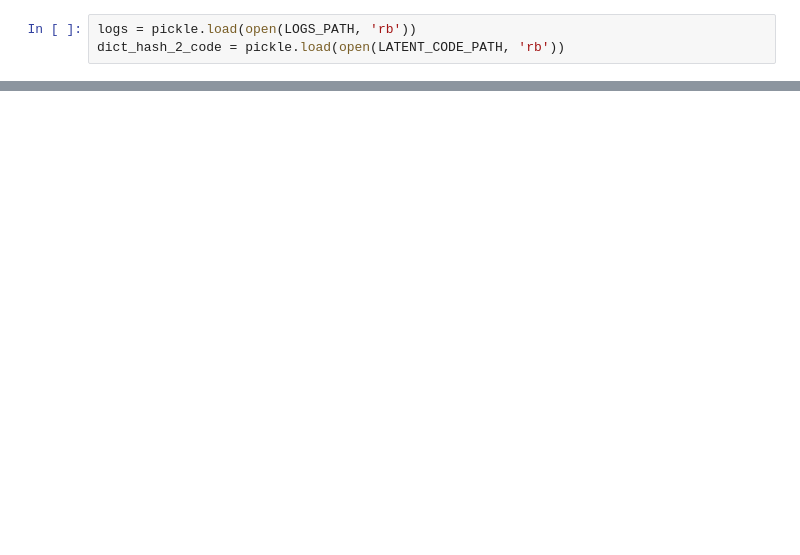
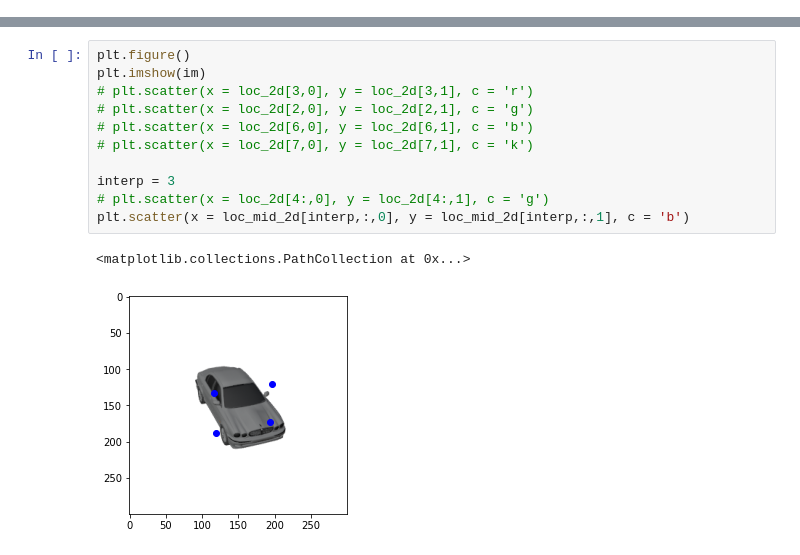
Before and after one commit to lcordey/codePDM, a Jupyter notebook: img2sdf_code/test.ipynb, the cells around one changed output, grey strips where cells are left out. Saved outputs shown, nothing was run; the diff lists cells and outputs as text; blank space fills up the shorter version.

```diff
--- a/img2sdf_code/test.ipynb
+++ b/img2sdf_code/test.ipynb
@@ -11,3 +0,0 @@ LATENT_CODE_PATH = "models_and_codes/latent_code.pkl"
-# %%
-logs = pickle.load(open(LOGS_PATH, 'rb'))
-dict_hash_2_code = pickle.load(open(LATENT_CODE_PATH, 'rb'))
@@ -89,0 +69,14 @@ rgb_gt[:2,100:102].reshape(4,3)
+# %%
+plt.figure()
+plt.imshow(im)
+# plt.scatter(x = loc_2d[3,0], y = loc_2d[3,1], c = 'r')
+# plt.scatter(x = loc_2d[2,0], y = loc_2d[2,1], c = 'g')
+# plt.scatter(x = loc_2d[6,0], y = loc_2d[6,1], c = 'b')
+# plt.scatter(x = loc_2d[7,0], y = loc_2d[7,1], c = 'k')
+
+interp = 3
+# plt.scatter(x = loc_2d[4:,0], y = loc_2d[4:,1], c = 'g')
+plt.scatter(x = loc_mid_2d[interp,:,0], y = loc_mid_2d[interp,:,1], c = 'b')
+# %% [output]
+<matplotlib.collections.PathCollection at 0x...>
+[figure, added]
```
Also changed, not shown: parts of 26 cells of this notebook, 2 other files.
